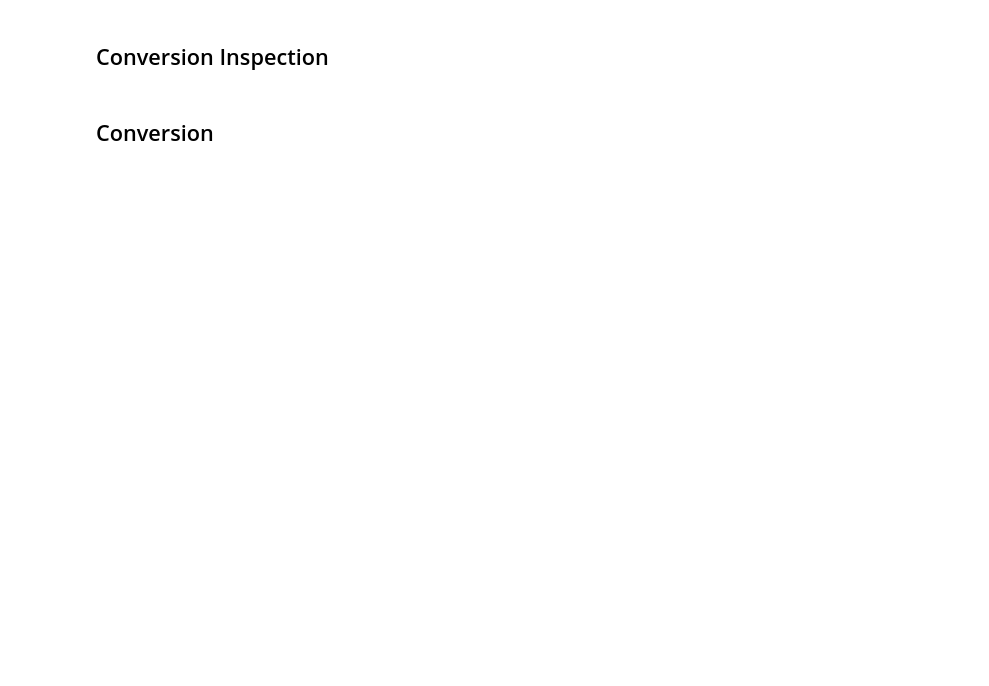
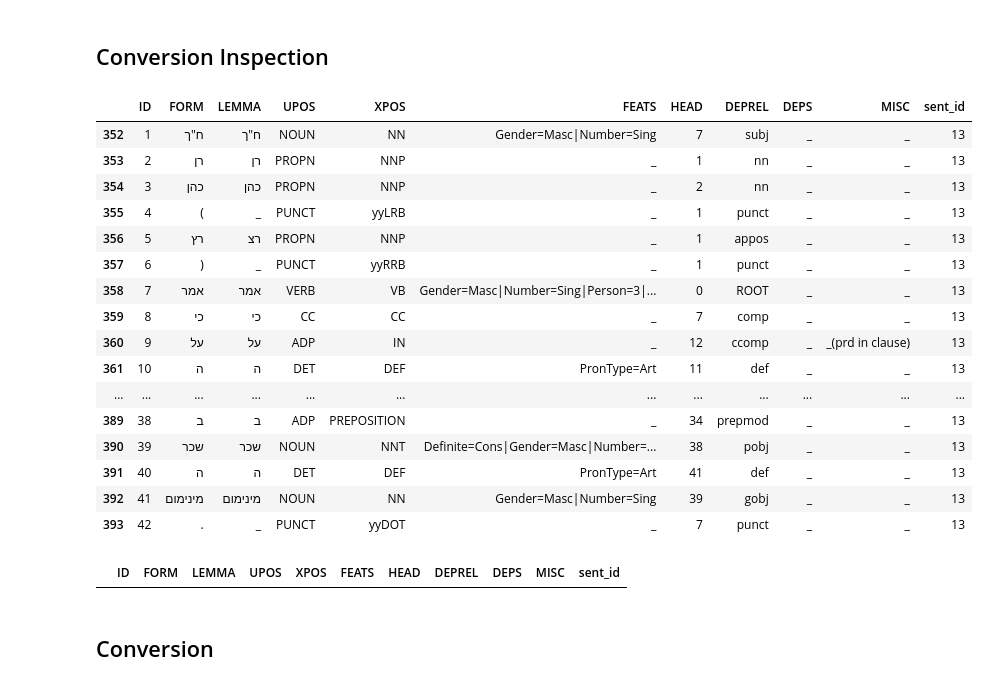
Before and after one commit to OnlpLab/he_treebanks, a Jupyter notebook: spmrl-ud-conversion.ipynb, the cells around one changed output. Saved outputs shown, nothing was run; the diff lists cells and outputs as text; code cells hidden in the pictures; blank space fills up the shorter version.

Commit message:
conversions done, form prefix needs revision

```diff
--- a/spmrl-ud-conversion.ipynb
+++ b/spmrl-ud-conversion.ipynb
@@ -33,6 +34,24 @@ def suit_for_pandas(filepath):
                     treebank.append((line.strip(), '', '', '', '', '', '', '', '', ''))
             df = pd.DataFrame(data=treebank, columns=columns)
     return df
+# %%
+def create_df_from_conll_file(filepath):
+    treebank = []
+    columns = ['ID', 'FORM', 'LEMMA', 'UPOS', 'XPOS', 'FEATS', 'HEAD', 'DEPREL', 'DEPS', 'MISC']
+    try:
+        df = pd.read_csv(filepath, sep='\t', header=None, names=columns, na_filter=False, quoting=csv.QUOTE_NONE)
+    except:
+        with open(filepath, 'r') as source:
+            for line in source.readlines():
+                if len(line.split('\t')) == 10:
+                    treebank.append(tuple(line.strip().split('\t')))
+                elif len(line.split('\t')) == 1:
+                    treebank.append((line.strip(), '', '', '', '', '', '', '', '', ''))
+            df = pd.DataFrame(data=treebank, columns=columns)
+    return df
 # %%
 ud_dev = suit_for_pandas(filepath_ud_dev)
 spmrl_dev = suit_for_pandas(filepath_spmrl_dev)
+# %%
+ud_dev = create_df_from_conll_file(filepath_ud_dev)
+spmrl_dev = create_df_from_conll_file(filepath_spmrl_dev)
@@ -112,6 +173,7 @@ segmented_spmrl_df = pd.DataFrame(columns=['ID', 'FORM', 'LEMMA', 'UPOS', 'XPOS'
 pronouns = {
      'suf_gen=F|suf_gen=M|suf_num=P|suf_per=1': '_אנחנו',
      'suf_gen=F|suf_gen=M|suf_num=S|suf_per=1': '_אני',
+     'suf_gen=M|suf_num=S|suf_per=1': '_אני', # this is a mistake in sentence 899
      'suf_gen=M|suf_num=S|suf_per=2': '_אתה',
      'suf_gen=F|suf_num=S|suf_per=2': '_את',
      'suf_gen=M|suf_num=P|suf_per=2': '_אתם',
@@ -119,8 +181,7 @@ pronouns = {
      'suf_gen=F|suf_num=P|suf_per=3': '_הן',
      'suf_gen=F|suf_num=S|suf_per=3': '_היא',
      'suf_gen=M|suf_num=P|suf_per=3': '_הם',
-     'suf_gen=M|suf_num=S|suf_per=3': '_הוא'
+     'suf_gen=M|suf_num=S|suf_per=3': '_הוא',
+    'suf_gen=M|suf_num=S|per=3': '_הוא' # mistake at sentence 2348
 }
-
-pronouns
 # %%
@@ -215,4 +242,4 @@ seg_spmrl_train = pd.DataFrame(columns=['ID', 'FORM', 'LEMMA', 'UPOS', 'XPOS', '
 for i, row in spmrl_train.iterrows():
     segement_df(row, seg_spmrl_train)
 # %%
-seg_spmrl_df = segement_df(spmrl_dev)
+seg_spmrl_df = segment_df(spmrl_dev)
@@ -249,0 +252,20 @@ segmented_spmrl_df[segmented_spmrl_df['FEATS'].str.contains('gen=', na=False)]['
+# %%
+seg_spmrl_df[seg_spmrl_df['sent_id'] == 13]#['FEATS'].unique()
+# %% [output]
+|  | ID | FORM | LEMMA | UPOS | XPOS | FEATS | HEAD | DEPREL | DEPS | MISC | sent_id |
+| 352 | 1 | ח"ך | ח"ך | NOUN | NN | Gender=Masc|Number=Sing | 7 | subj | _ | _ | 13 |
+| 353 | 2 | רן | רן | PROPN | NNP | _ | 1 | nn | _ | _ | 13 |
+| 354 | 3 | כהן | כהן | PROPN | NNP | _ | 2 | nn | _ | _ | 13 |
+| 355 | 4 | ( | _ | PUNCT | yyLRB | _ | 1 | punct | _ | _ | 13 |
+| 356 | 5 | רץ | רצ | PROPN | NNP | _ | 1 | appos | _ | _ | 13 |
+| 357 | 6 | ) | _ | PUNCT | yyRRB | _ | 1 | punct | _ | _ | 13 |
+| 358 | 7 | אמר | אמר | VERB | VB | Gender=Masc|Number=Sing|Person=3|... | 0 | ROOT | _ | _ | 13 |
+| 359 | 8 | כי | כי | CC | CC | _ | 7 | comp | _ | _ | 13 |
+| 360 | 9 | על | על | ADP | IN | _ | 12 | ccomp | _ | _(prd in clause) | 13 |
+| 361 | 10 | ה | ה | DET | DEF | PronType=Art | 11 | def | _ | _ | 13 |
+| ... | ... | ... | ... | ... | ... | ... | ... | ... | ... | ... | ... |
+| 389 | 38 | ב | ב | ADP | PREPOSITION | _ | 34 | prepmod | _ | _ | 13 |
+| 390 | 39 | שכר | שכר | NOUN | NNT | Definite=Cons|Gender=Masc|Number=... | 38 | pobj | _ | _ | 13 |
+| 391 | 40 | ה | ה | DET | DEF | PronType=Art | 41 | def | _ | _ | 13 |
+| 392 | 41 | מינימום | מינימום | NOUN | NN | Gender=Masc|Number=Sing | 39 | gobj | _ | _ | 13 |
+| 393 | 42 | . | _ | PUNCT | yyDOT | _ | 7 | punct | _ | _ | 13 |
@@ -250,3 +278,7 @@ segmented_spmrl_df[segmented_spmrl_df['FEATS'].str.contains('gen=', na=False)]['
+# %%
+seg_spmrl_df[seg_spmrl_df['FEATS'].str.contains('_\|') ]
+# %% [output]
+|  | ID | FORM | LEMMA | UPOS | XPOS | FEATS | HEAD | DEPREL | DEPS | MISC | sent_id |
 # %% [markdown]
 ## Conversion
 # %%
```
Also changed, not shown: parts of 35 cells of this notebook, 1 other file.
